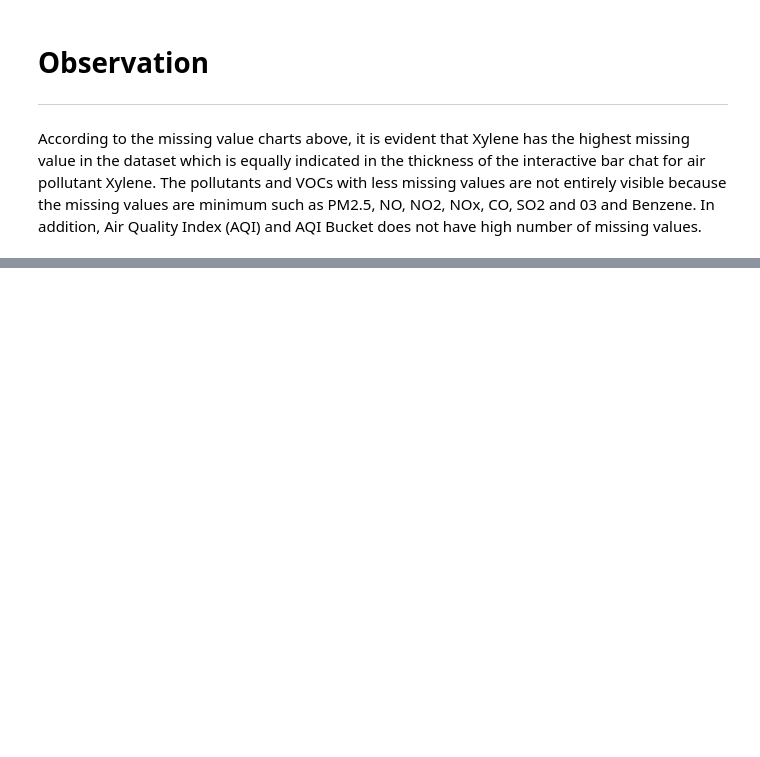
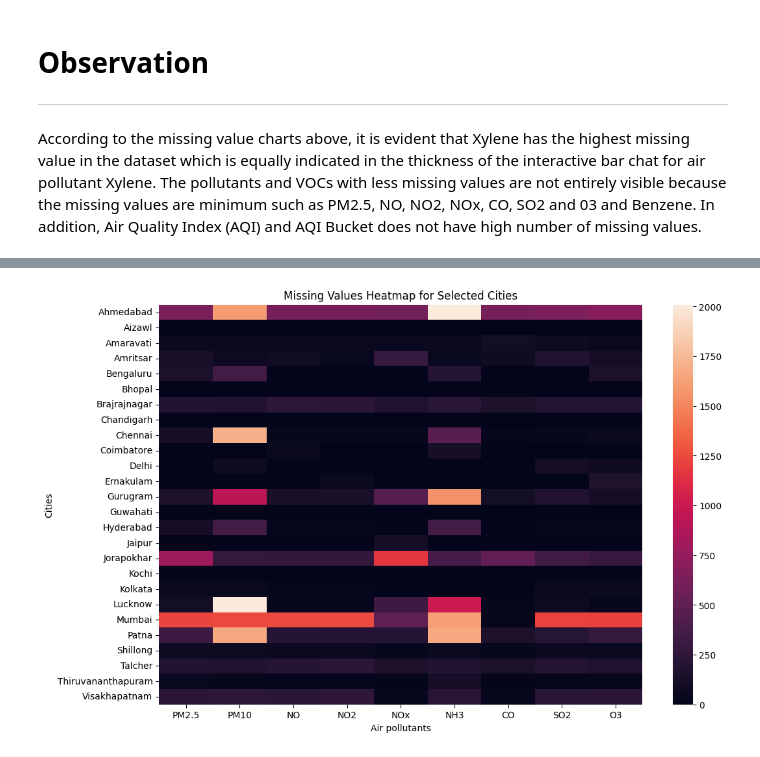
Before and after one commit to KyrianAbaneke/PRAC_1-Abaneke-Chizoba-Kyrian-CMP7005, a Jupyter notebook: Abaneke_Chizoba_Kyrian_CMP7005_Assessment.ipynb, the cells around one changed output, grey strips where cells are left out. Drawn from its saved outputs; the diff is of its cells as text; code cells hidden in the pictures; blank space fills up the shorter version.

Commit message:
Missing values understanding and display

```diff
--- a/Abaneke_Chizoba_Kyrian_CMP7005_Assessment.ipynb
+++ b/Abaneke_Chizoba_Kyrian_CMP7005_Assessment.ipynb
@@ -468,0 +498,5 @@ The pollutants and VOCs with less missing values are not entirely visible becaus
+# %%
+# Check missing values per city for selected columns
+cols = ['PM2.5', 'PM10', 'NO', 'NO2', 'NOx', 'NH3', 'CO', 'SO2', 'O3']
+city_missing_values = df.groupby('City')[cols].apply(lambda x: x.isnull().sum())
+print(city_missing_values)
@@ -468,0 +561,10 @@ The pollutants and VOCs with less missing values are not entirely visible becaus
+# %%
+# Display the missing values for selected cities with heatmap
+plt.figure(figsize=(12, 8))
+sns.heatmap(city_missing_values)
+plt.title('Missing Values Heatmap for Selected Cities')
+plt.xlabel('Air pollutants')
+plt.ylabel('Cities')
+plt.show()
+# %% [output]
+[figure, added]
```
Also changed, not shown: parts of 6 cells of this notebook.
